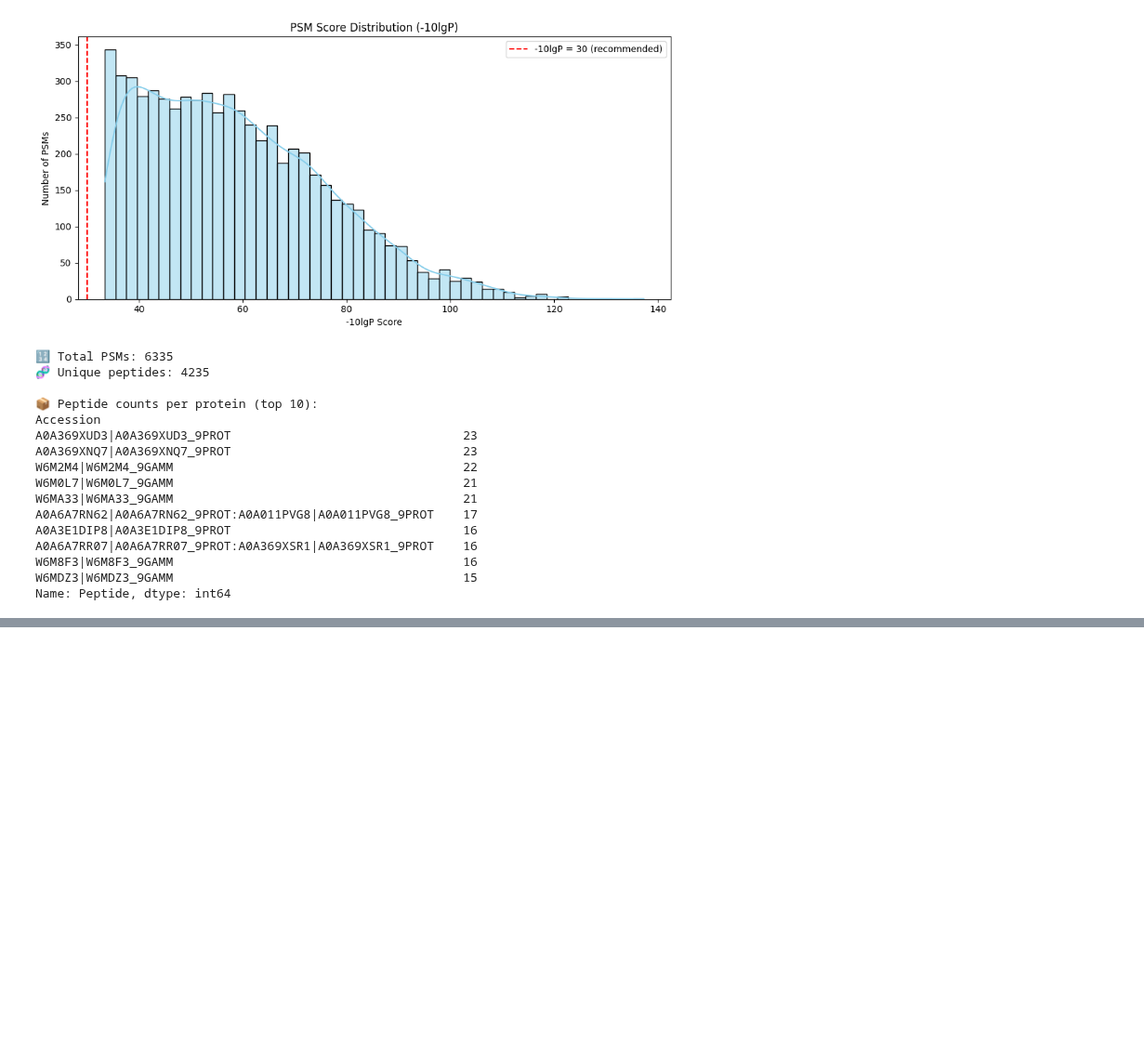
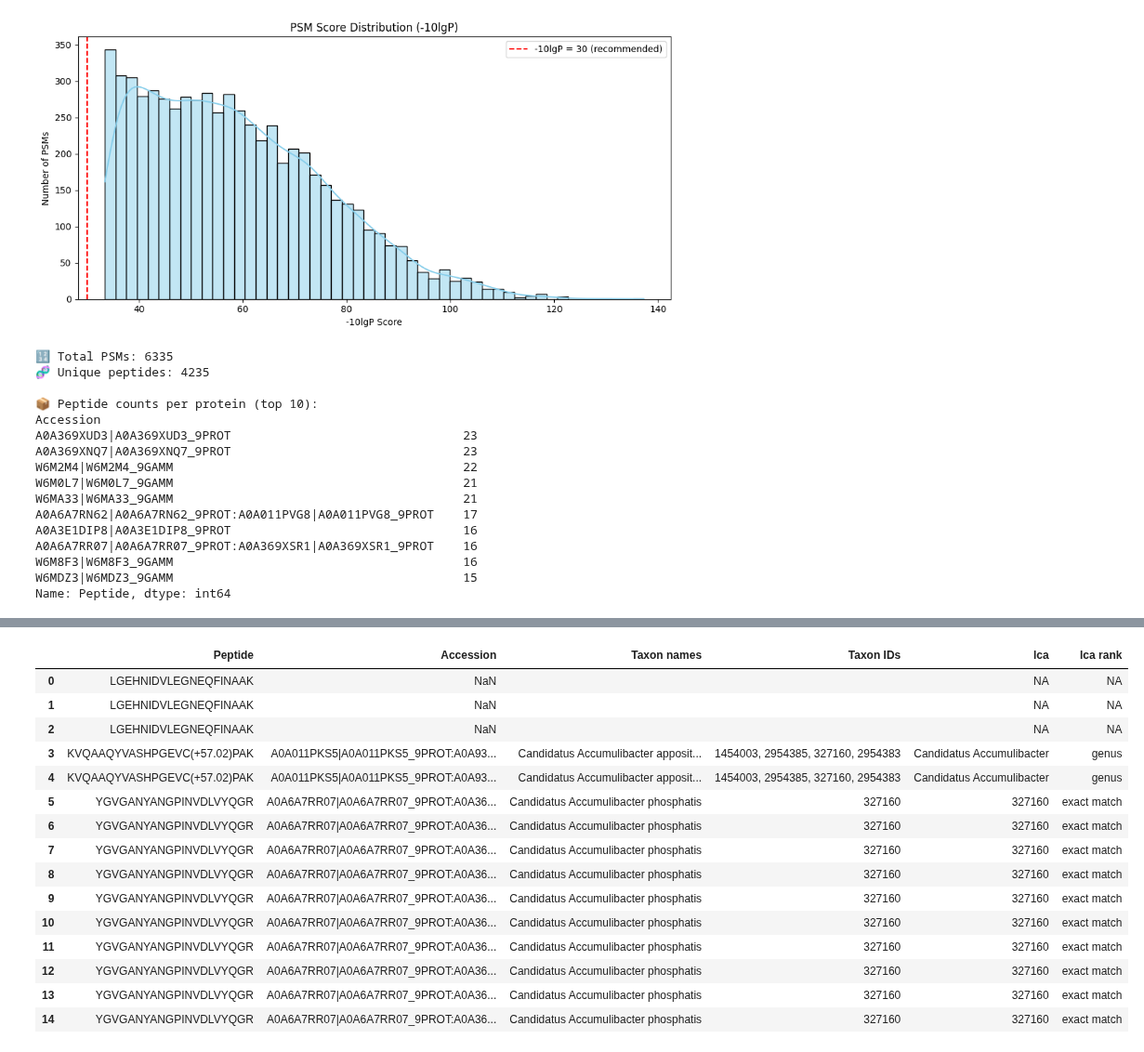
Before and after one commit to Asciilator/Peptide_identification_with_custom_database, a Jupyter notebook: db_results_analysis.ipynb, the cells around one changed output, grey strips where cells are left out. Shown at 93% size. Cells and saved outputs as stored; diff of their text form; code cells hidden in the pictures; blank space fills up the shorter version.

```diff
--- a/db_results_analysis.ipynb
+++ b/db_results_analysis.ipynb
@@ -238,0 +239,62 @@ print(df_with_lca.head(20))
+# %%
+import requests
+import pandas as pd
+
+# === Define corrected UniPept LCA fetch function ===
+def get_lca_and_rank(taxon_ids_str):
+    try:
+        # Parse and clean taxon ID string
+        taxon_ids = [tid.strip().strip("\"'") for tid in taxon_ids_str.split(",") if tid.strip()]
+
+        # Skip empty input
+        if not taxon_ids:
+            return pd.Series(["NA", "NA"])
+
+        # If only one ID, treat that taxon itself as the LCA
+        if len(taxon_ids) == 1:
+            return pd.Series([taxon_ids[0], "exact match"])
+
+        # Build the UniPept API URL
+        params = "&".join([f"input[]={tid}" for tid in taxon_ids])
+        url = f"https://api.unipept.ugent.be/api/v2/taxa2lca.json?{params}&extra=true"
+
+        # Query the API
+        response = requests.get(url)
+        response.raise_for_status()
+        result = response.json()
+
+        # Parse taxon name and rank, based on type
+        if isinstance(result, dict):  # Correct for multi-input cases
+            return pd.Series([result.get("taxon_name", "NA"), result.get("taxon_rank", "NA")])
+        elif isinstance(result, list) and result:
+            return pd.Series([result[0].get("taxon_name", "NA"), result[0].get("taxon_rank", "NA")])
+        else:
+            return pd.Series(["NA", "NA"])
+
+    except Exception as e:
+        print(f"❌ Error retrieving LCA for taxon IDs {taxon_ids}: {e}")
+        return pd.Series(["NA", "NA"])
+
+# === Apply function to dataframe ===
+df_with_lca = df_with_taxa.copy()
+df_with_lca[["lca", "lca rank"]] = df_with_lca["Taxon IDs"].dropna().apply(get_lca_and_rank)
+
+# === Show preview ===
+display(df_with_lca[["Peptide", "Accession", "Taxon names", "Taxon IDs", "lca", "lca rank"]].head(15))
+# %% [output]
+|  | Peptide | Accession | Taxon names | Taxon IDs | lca | lca rank |
+| 0 | LGEHNIDVLEGNEQFINAAK | NaN |  |  | NA | NA |
+| 1 | LGEHNIDVLEGNEQFINAAK | NaN |  |  | NA | NA |
+| 2 | LGEHNIDVLEGNEQFINAAK | NaN |  |  | NA | NA |
+| 3 | KVQAAQYVASHPGEVC(+57.02)PAK | A0A011PKS5|A0A011PKS5_9PROT:A0A93... | Candidatus Accumulibacter apposit... | 1454003, 2954385, 327160, 2954383 | Candidatus Accumulibacter | genus |
+| 4 | KVQAAQYVASHPGEVC(+57.02)PAK | A0A011PKS5|A0A011PKS5_9PROT:A0A93... | Candidatus Accumulibacter apposit... | 1454003, 2954385, 327160, 2954383 | Candidatus Accumulibacter | genus |
+| 5 | YGVGANYANGPINVDLVYQGR | A0A6A7RR07|A0A6A7RR07_9PROT:A0A36... | Candidatus Accumulibacter phosphatis | 327160 | 327160 | exact match |
+| 6 | YGVGANYANGPINVDLVYQGR | A0A6A7RR07|A0A6A7RR07_9PROT:A0A36... | Candidatus Accumulibacter phosphatis | 327160 | 327160 | exact match |
+| 7 | YGVGANYANGPINVDLVYQGR | A0A6A7RR07|A0A6A7RR07_9PROT:A0A36... | Candidatus Accumulibacter phosphatis | 327160 | 327160 | exact match |
+| 8 | YGVGANYANGPINVDLVYQGR | A0A6A7RR07|A0A6A7RR07_9PROT:A0A36... | Candidatus Accumulibacter phosphatis | 327160 | 327160 | exact match |
+| 9 | YGVGANYANGPINVDLVYQGR | A0A6A7RR07|A0A6A7RR07_9PROT:A0A36... | Candidatus Accumulibacter phosphatis | 327160 | 327160 | exact match |
+| 10 | YGVGANYANGPINVDLVYQGR | A0A6A7RR07|A0A6A7RR07_9PROT:A0A36... | Candidatus Accumulibacter phosphatis | 327160 | 327160 | exact match |
+| 11 | YGVGANYANGPINVDLVYQGR | A0A6A7RR07|A0A6A7RR07_9PROT:A0A36... | Candidatus Accumulibacter phosphatis | 327160 | 327160 | exact match |
+| 12 | YGVGANYANGPINVDLVYQGR | A0A6A7RR07|A0A6A7RR07_9PROT:A0A36... | Candidatus Accumulibacter phosphatis | 327160 | 327160 | exact match |
+| 13 | YGVGANYANGPINVDLVYQGR | A0A6A7RR07|A0A6A7RR07_9PROT:A0A36... | Candidatus Accumulibacter phosphatis | 327160 | 327160 | exact match |
+| 14 | YGVGANYANGPINVDLVYQGR | A0A6A7RR07|A0A6A7RR07_9PROT:A0A36... | Candidatus Accumulibacter phosphatis | 327160 | 327160 | exact match |
```
Also changed, not shown: parts of 6 cells of this notebook.
